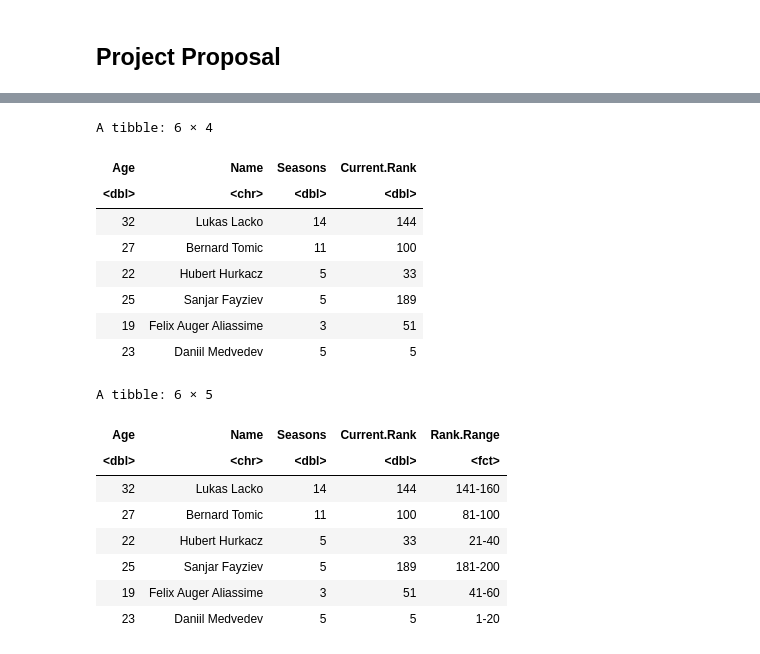
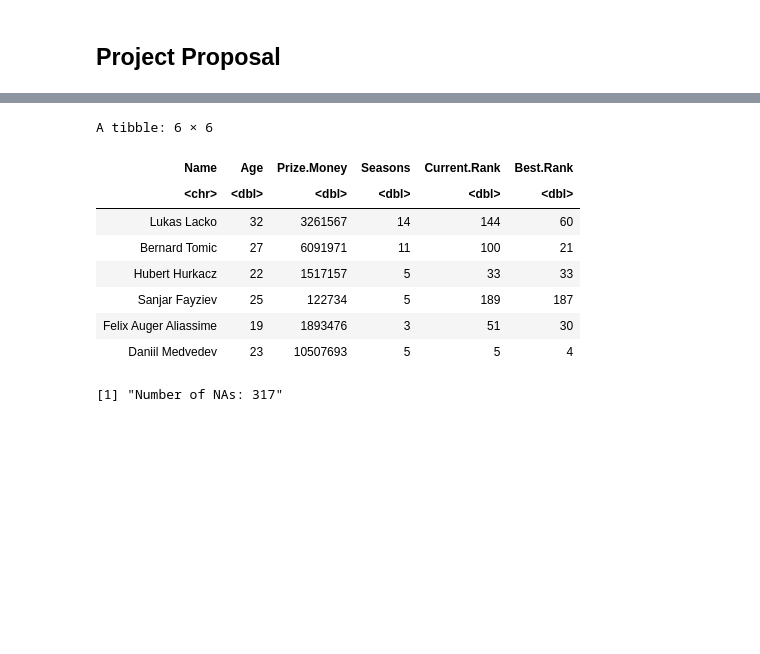
Before and after one commit to GuacamoleL0ver/DSCI100Group47, a Jupyter notebook: project_proposal.ipynb, the cells around one changed output, grey strips where cells are left out. Drawn from its saved outputs; the diff is of its cells as text; code cells hidden in the pictures; blank space fills up the shorter version.

```diff
--- a/project_proposal.ipynb
+++ b/project_proposal.ipynb
@@ -38,41 +41,31 @@ $ `Tour Finals`      <dbl> NA, NA, NA, NA, NA, NA, NA, NA, NA, NA, NA, NA, NA,~
 # %%
 colnames(player_data) <- make.names(colnames(player_data))
 
 player_data_tidy <- player_data |>
-                        separate(Age, c("Age", NA), sep = " ") |> #Removes the DOB next to the Age
+                        separate(Best.Elo.Rank, c("Best.Rank", NA), sep = " ") |> #Removes the date next to the all-time best ranks
                         separate(Current.Elo.Rank, c("Current.Rank", NA), sep = " ") |> #Removes the elo next to the ranks
-                        select(Age, Name, Seasons, Current.Rank) |>
-                        na.omit() |>
-                        mutate(Age = as.numeric(Age)) |>
-                        mutate(Current.Rank = as.numeric(Current.Rank))
+                        separate(Age, c("Age", NA), sep = " ") |>
+                            select(Name, Age, Prize.Money, Seasons, Current.Rank, Best.Rank) |>
+                         mutate(Prize.Money = gsub("[a-zA-Z$, -]", "", Prize.Money)) |> #removes all string chars next to numbers, US$ etc.
+                         mutate(Prize.Money = as.numeric(Prize.Money)) |>
+                         mutate(Best.Rank = as.numeric(Best.Rank)) |>
+                         mutate(Current.Rank = as.numeric(Current.Rank)) |>
+                         mutate(Age = as.numeric(Age)) |>
+                        na.omit()
 
 head(player_data_tidy)
-
-# cuts Current.Rank into different intervals with step 20.
-## "labels" arg names each interval.
-Current_Rank_factor <- player_data_tidy$Current.Rank |>
-                            cut(c(0, 20, 40, 60, 80, 100, 120, 140, 160, 180, 200),
-                                labels = c("1-20", "21-40", "41-60", "61-80", "81-100",
-                                           "101-120", "121-140", "141-160", "161-180", "181-200"))
-
-player_data_factor <- mutate(player_data_tidy, Rank.Range = Current_Rank_factor) #vector is added to df
-head(player_data_factor)
 # %% [output]
-A tibble: 6 × 4
+A tibble: 6 × 6
-| Age | Name | Seasons | Current.Rank |
-| <dbl> | <chr> | <dbl> | <dbl> |
-| 32 | Lukas Lacko | 14 | 144 |
-| 27 | Bernard Tomic | 11 | 100 |
-| 22 | Hubert Hurkacz | 5 | 33 |
-| 25 | Sanjar Fayziev | 5 | 189 |
-| 19 | Felix Auger Aliassime | 3 | 51 |
-| 23 | Daniil Medvedev | 5 | 5 |
+| Name | Age | Prize.Money | Seasons | Current.Rank | Best.Rank |
+| <chr> | <dbl> | <dbl> | <dbl> | <dbl> | <dbl> |
+| Lukas Lacko | 32 | 3261567 | 14 | 144 | 60 |
+| Bernard Tomic | 27 | 6091971 | 11 | 100 | 21 |
+| Hubert Hurkacz | 22 | 1517157 | 5 | 33 | 33 |
+| Sanjar Fayziev | 25 | 122734 | 5 | 189 | 187 |
+| Felix Auger Aliassime | 19 | 1893476 | 3 | 51 | 30 |
+| Daniil Medvedev | 23 | 10507693 | 5 | 5 | 4 |
-A tibble: 6 × 5
-| Age | Name | Seasons | Current.Rank | Rank.Range |
-| <dbl> | <chr> | <dbl> | <dbl> | <fct> |
-| 32 | Lukas Lacko | 14 | 144 | 141-160 |
-| 27 | Bernard Tomic | 11 | 100 | 81-100 |
-| 22 | Hubert Hurkacz | 5 | 33 | 21-40 |
-| 25 | Sanjar Fayziev | 5 | 189 | 181-200 |
-| 19 | Felix Auger Aliassime | 3 | 51 | 41-60 |
-| 23 | Daniil Medvedev | 5 | 5 | 1-20 |
+# %%
+nNA <- 500 - nrow(player_data_tidy)
+paste("Number of NAs:", nNA, sep = " ")
+# %% [output]
+[1] "Number of NAs: 317"
```
Also changed, not shown: parts of 6 cells of this notebook.
